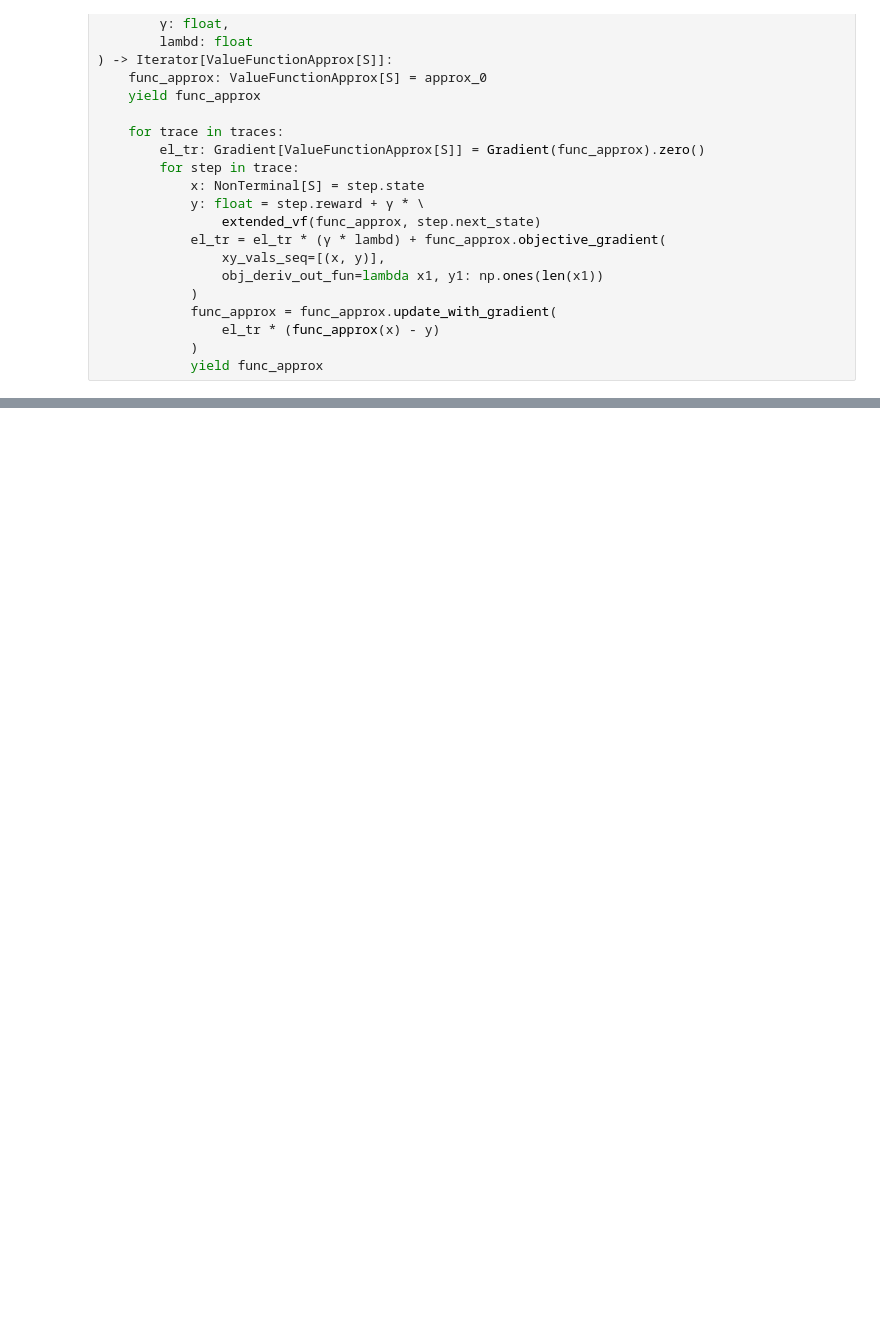
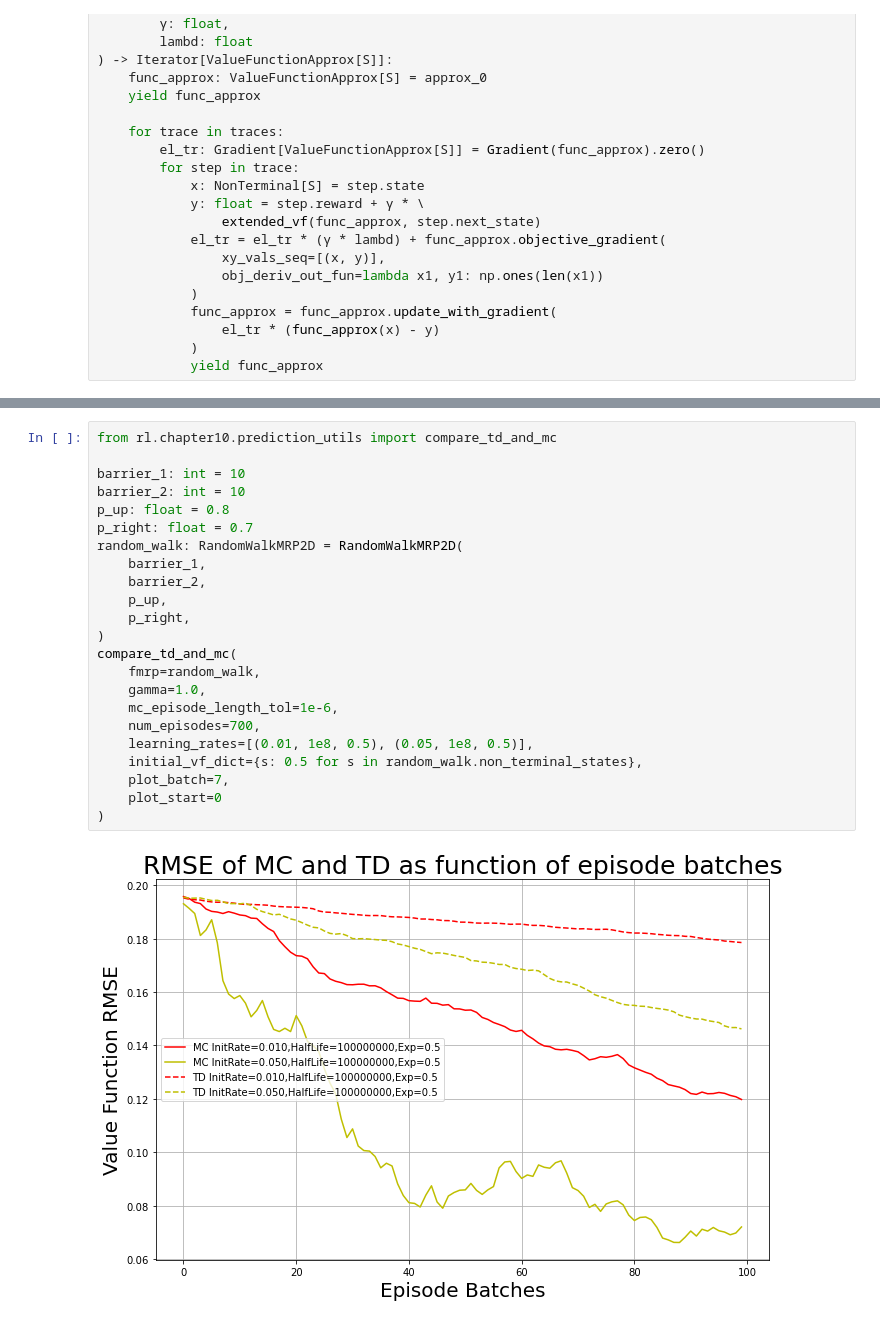
Before and after one commit to MatthewWilsonThomas/CME241-RLForFinance, a Jupyter notebook: Problem Sets/Assignment_7/Q1.ipynb, the cells around one changed output, grey strips where cells are left out. Drawn from its saved outputs; the diff is of its cells as text; blank space fills up the shorter version.

```diff
--- a/Problem Sets/Assignment_7/Q1.ipynb
+++ b/Problem Sets/Assignment_7/Q1.ipynb
@@ -64,0 +233,25 @@ def td_lambda_prediction_func_approx(
+# %%
+from rl.chapter10.prediction_utils import compare_td_and_mc
+
+barrier_1: int = 10
+barrier_2: int = 10
+p_up: float = 0.8
+p_right: float = 0.7
+random_walk: RandomWalkMRP2D = RandomWalkMRP2D(
+    barrier_1,
+    barrier_2,
+    p_up,
+    p_right,
+)
+compare_td_and_mc(
+    fmrp=random_walk,
+    gamma=1.0,
+    mc_episode_length_tol=1e-6,
+    num_episodes=700,
+    learning_rates=[(0.01, 1e8, 0.5), (0.05, 1e8, 0.5)],
+    initial_vf_dict={s: 0.5 for s in random_walk.non_terminal_states},
+    plot_batch=7,
+    plot_start=0
+)
+# %% [output]
+[figure, added]
```
Also changed, not shown: parts of 6 cells of this notebook, 3 other files.
